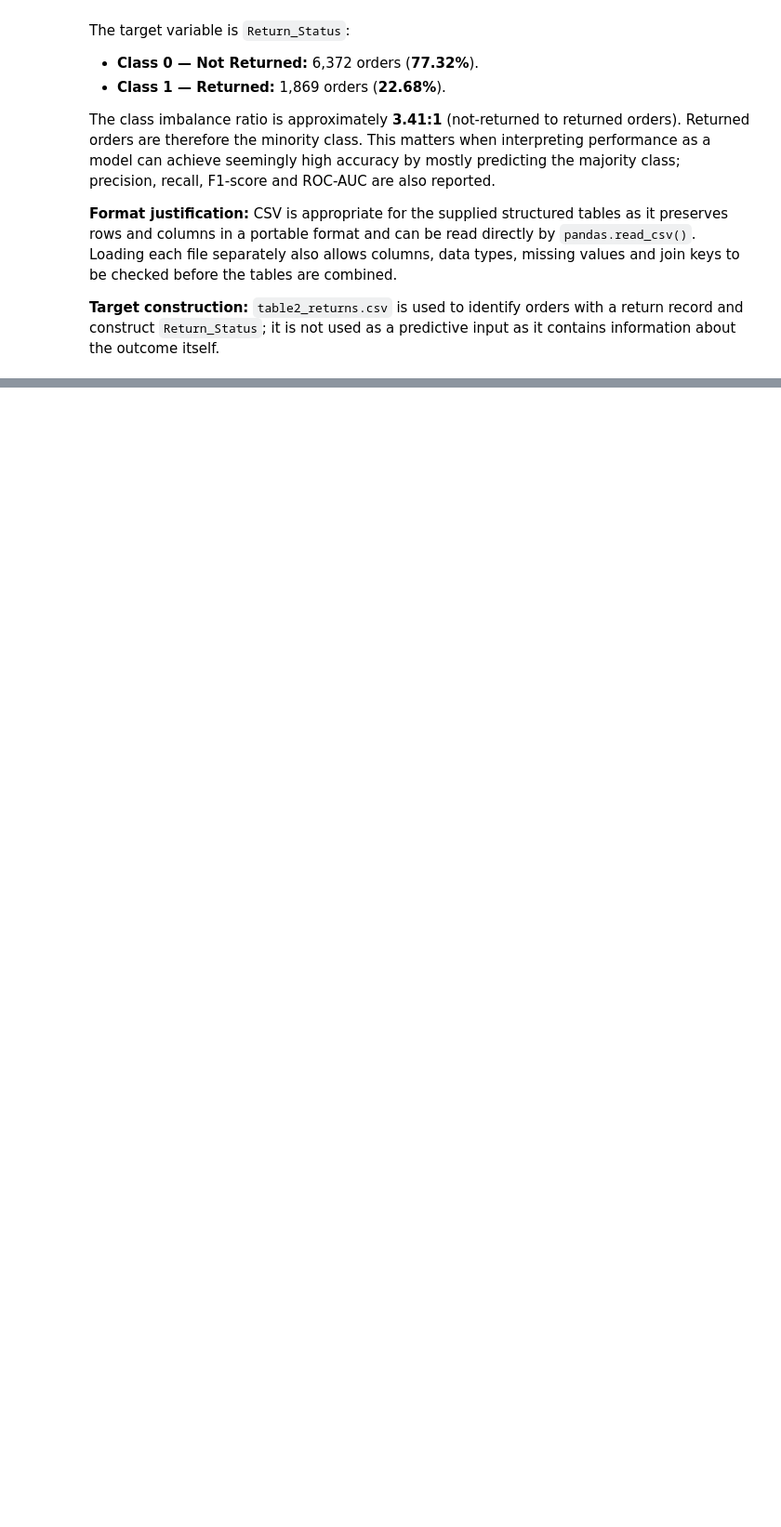
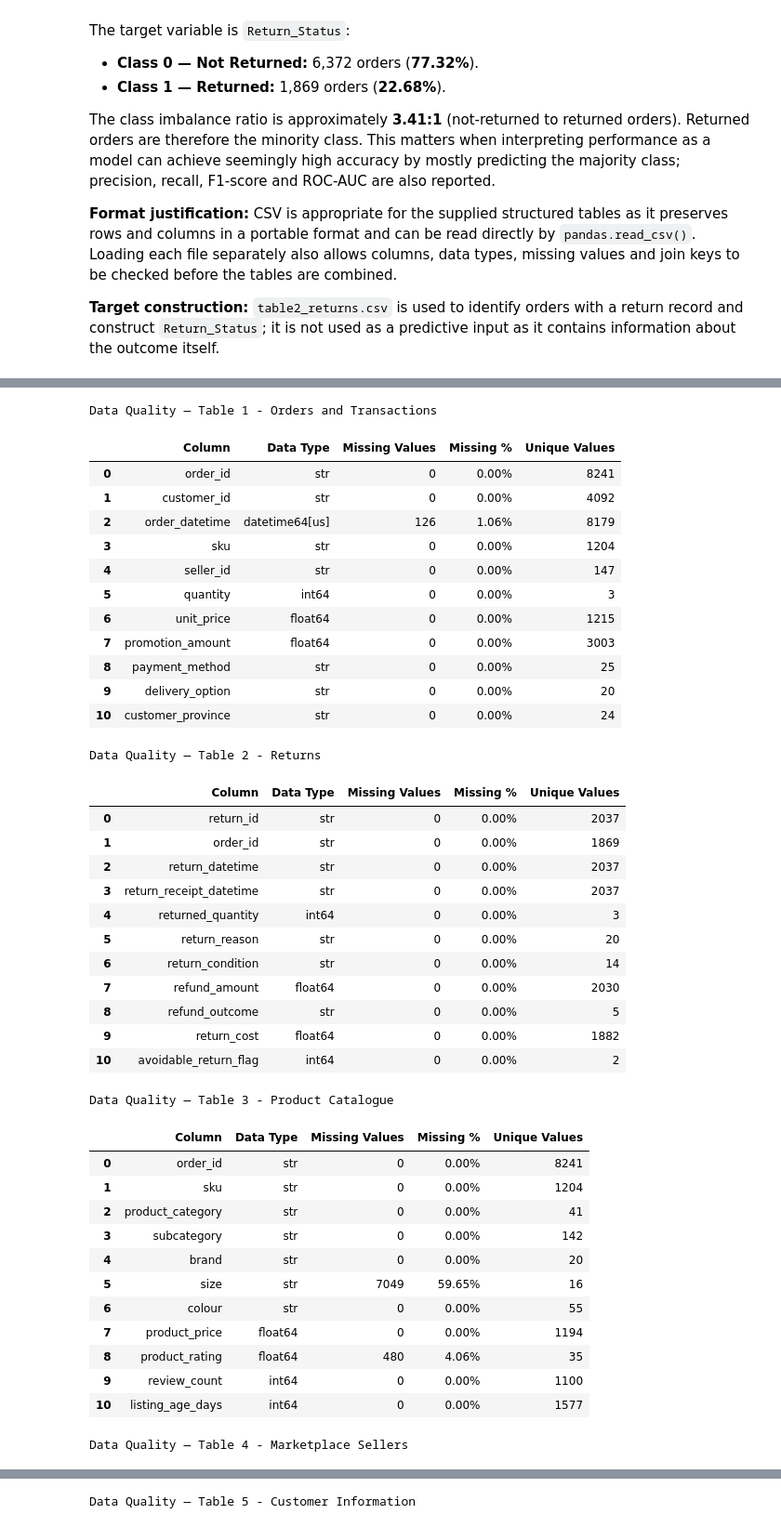
Before and after one commit to Payal942/Capstone-STADIOalot-Return-Prediction, a Jupyter notebook: notebooks/SS3_PartB.ipynb, the cells around one changed output, grey strips where cells are left out. Shown at 93% size. Cells and saved outputs as stored; diff of their text form; code cells hidden in the pictures; blank space fills up the shorter version.

```diff
--- a/notebooks/SS3_PartB.ipynb
+++ b/notebooks/SS3_PartB.ipynb
@@ -470,0 +608,68 @@ The class imbalance ratio is approximately **3.41:1** (not-returned to returned
+# %%
+# ============================================================
+# 10. DATA QUALITY CHECKS
+# ============================================================
+
+def data_quality_summary(df, table_name):
+    summary = pd.DataFrame({
+        "Column": df.columns,
+        "Data Type": df.dtypes.astype(str).values,
+        "Missing Values": df.isna().sum().values,
+        "Missing %": (
+            df.isna().mean().values * 100
+        ),
+        "Unique Values": [
+            df[col].nunique(dropna=True)
+            for col in df.columns
+        ]
+    })
+
+    display(
+        summary.style
+        .format({"Missing %": "{:.2f}%"})
+        .set_caption(f"Data Quality — {table_name}")
+    )
+
+for name, df in tables.items():
+    data_quality_summary(df, name)
+# %% [output]
+Data Quality — Table 1 - Orders and Transactions
+|  | Column | Data Type | Missing Values | Missing % | Unique Values |
+| 0 | order_id | str | 0 | 0.00% | 8241 |
+| 1 | customer_id | str | 0 | 0.00% | 4092 |
+| 2 | order_datetime | datetime64[us] | 126 | 1.06% | 8179 |
+| 3 | sku | str | 0 | 0.00% | 1204 |
+| 4 | seller_id | str | 0 | 0.00% | 147 |
+| 5 | quantity | int64 | 0 | 0.00% | 3 |
+| 6 | unit_price | float64 | 0 | 0.00% | 1215 |
+| 7 | promotion_amount | float64 | 0 | 0.00% | 3003 |
+| 8 | payment_method | str | 0 | 0.00% | 25 |
+| 9 | delivery_option | str | 0 | 0.00% | 20 |
+| 10 | customer_province | str | 0 | 0.00% | 24 |
+Data Quality — Table 2 - Returns
+|  | Column | Data Type | Missing Values | Missing % | Unique Values |
+| 0 | return_id | str | 0 | 0.00% | 2037 |
+| 1 | order_id | str | 0 | 0.00% | 1869 |
+| 2 | return_datetime | str | 0 | 0.00% | 2037 |
+| 3 | return_receipt_datetime | str | 0 | 0.00% | 2037 |
+| 4 | returned_quantity | int64 | 0 | 0.00% | 3 |
+| 5 | return_reason | str | 0 | 0.00% | 20 |
+| 6 | return_condition | str | 0 | 0.00% | 14 |
+| 7 | refund_amount | float64 | 0 | 0.00% | 2030 |
+| 8 | refund_outcome | str | 0 | 0.00% | 5 |
+| 9 | return_cost | float64 | 0 | 0.00% | 1882 |
+| 10 | avoidable_return_flag | int64 | 0 | 0.00% | 2 |
+Data Quality — Table 3 - Product Catalogue
+|  | Column | Data Type | Missing Values | Missing % | Unique Values |
+| 0 | order_id | str | 0 | 0.00% | 8241 |
+| 1 | sku | str | 0 | 0.00% | 1204 |
+| 2 | product_category | str | 0 | 0.00% | 41 |
+| 3 | subcategory | str | 0 | 0.00% | 142 |
+| 4 | brand | str | 0 | 0.00% | 20 |
+| 5 | size | str | 7049 | 59.65% | 16 |
+| 6 | colour | str | 0 | 0.00% | 55 |
+| 7 | product_price | float64 | 0 | 0.00% | 1194 |
+| 8 | product_rating | float64 | 480 | 4.06% | 35 |
+| 9 | review_count | int64 | 0 | 0.00% | 1100 |
+| 10 | listing_age_days | int64 | 0 | 0.00% | 1577 |
+Data Quality — Table 4 - Marketplace Sellers
@@ -470,0 +684 @@ The class imbalance ratio is approximately **3.41:1** (not-returned to returned
+Data Quality — Table 5 - Customer Information
```
Also changed, not shown: parts of 14 cells of this notebook, 1 other file.
